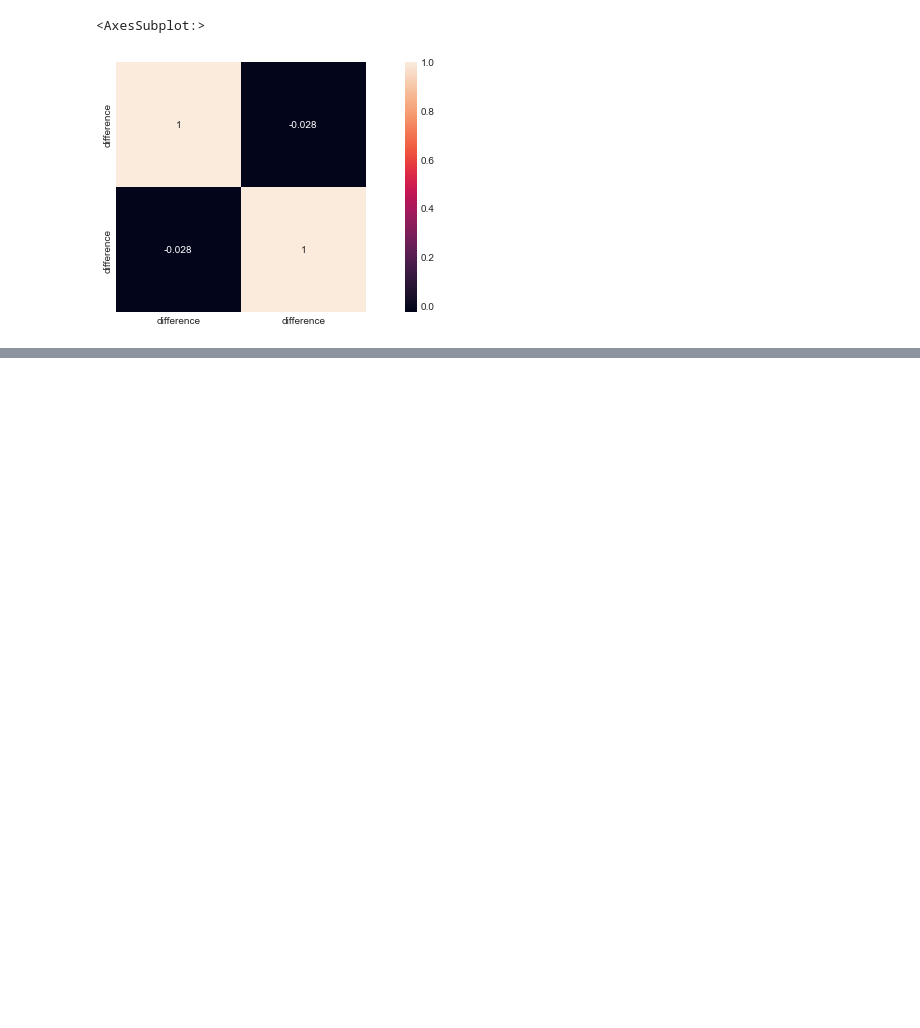
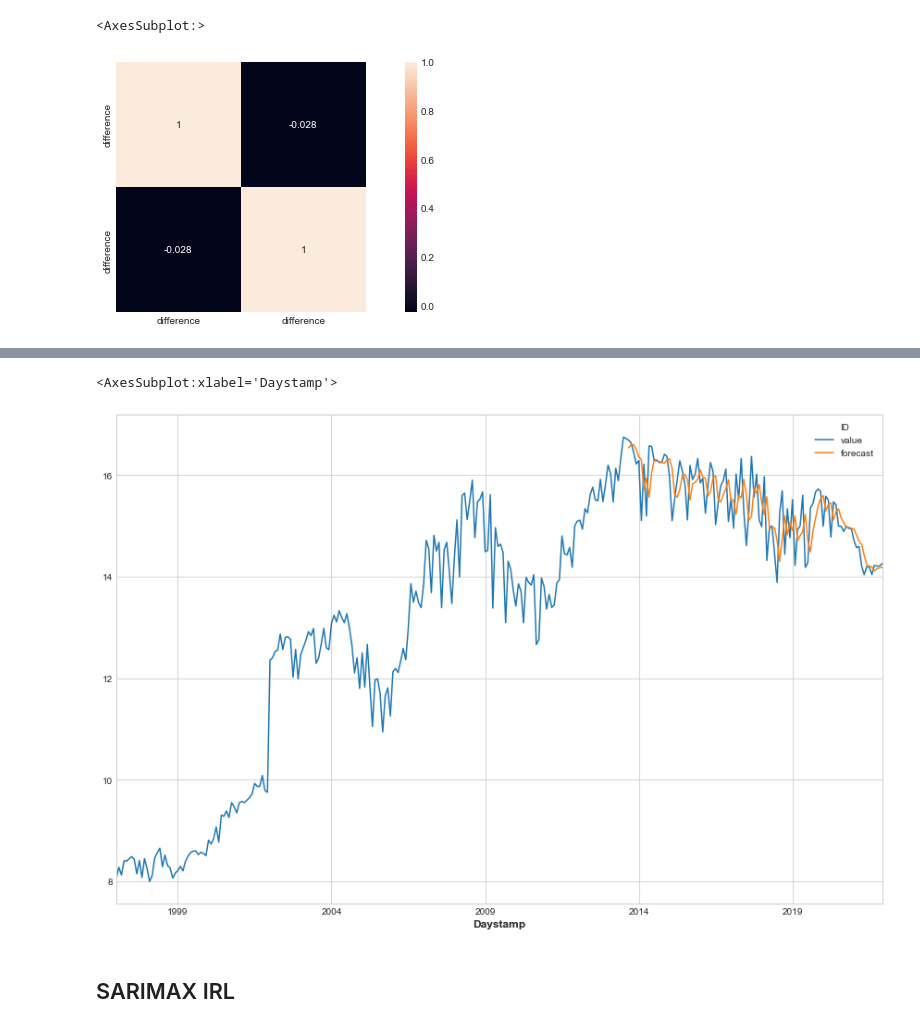
Before and after one commit to ZdenkoCCT/CA2Git, a Jupyter notebook: Cleaned data-Statistics.ipynb, the cells around one changed output, grey strips where cells are left out. Drawn from its saved outputs; the diff is of its cells as text; code cells hidden in the pictures; blank space fills up the shorter version.

```diff
--- a/Cleaned data-Statistics.ipynb
+++ b/Cleaned data-Statistics.ipynb
@@ -833,0 +960,5 @@ sns.heatmap(corrmat,annot=True,square=True)
+# %%
+from statsmodels.tsa.arima_model import ARIMA
+model=ARIMA(df_irl['value'],order=(1,0,1))
+history=model.fit()
+history.summary()
@@ -833,0 +982,9 @@ sns.heatmap(corrmat,annot=True,square=True)
+# %%
+df_irl['forecast']=history.predict(start=200,end=300,dynamic=False)
+df_irl[['value','forecast']].plot(figsize=(12,8))
+# I would like to add predicted two years to the plot (for 2022 and 2203)
+# %% [output]
+<AxesSubplot:xlabel='Daystamp'>
+[figure, added]
+# %% [markdown]
+## SARIMAX IRL
```
Also changed, not shown: parts of 56 cells of this notebook, 2 other files.
